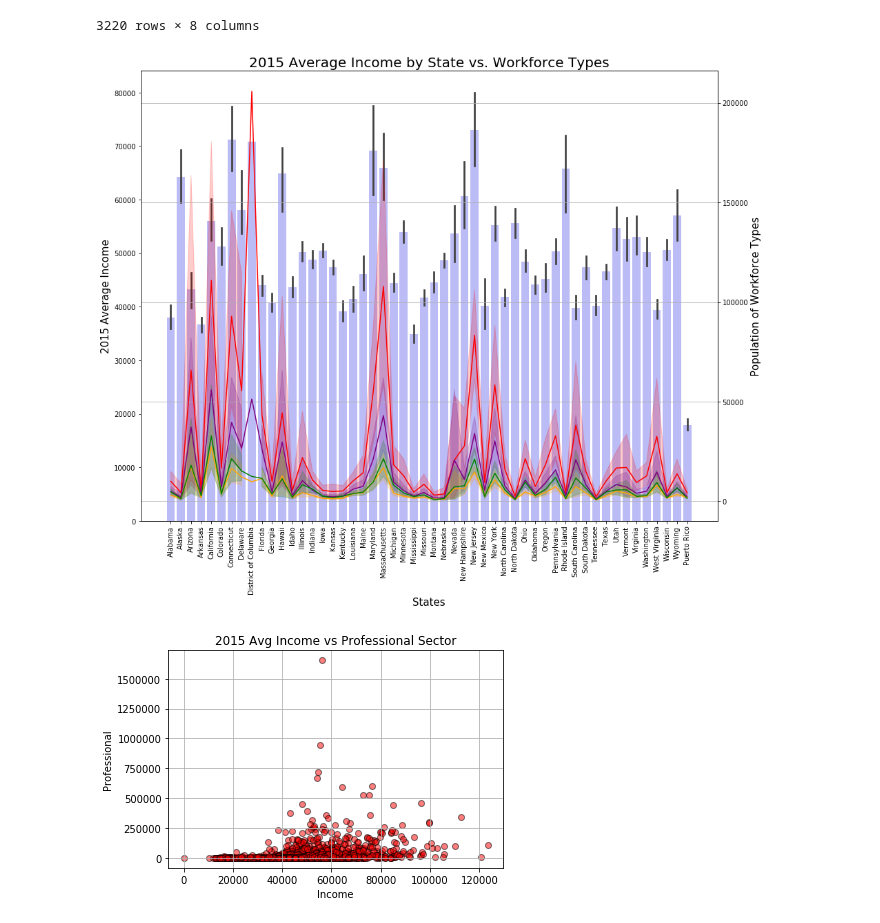
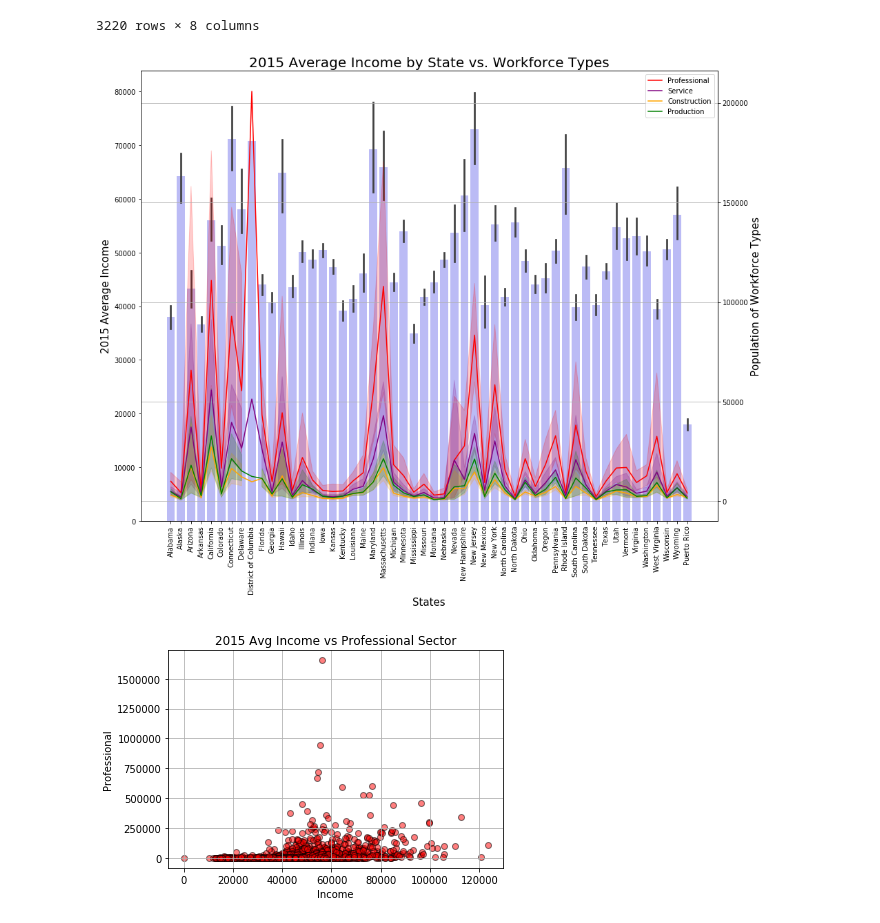
Before and after one commit to charlim26/censusproject, a Jupyter notebook: 2015_state_data_results.ipynb, the cells around one changed output. Drawn from its saved outputs; the diff is of its cells as text; code cells hidden in the pictures.

```diff
--- a/2015_state_data_results.ipynb
+++ b/2015_state_data_results.ipynb
@@ -125,35 +125,35 @@ sectors
 # %%
 # Combo chart
 fig, ax = plt.subplots(figsize=(15,12))
 data = sectors
 
 ax.set_title('2015 Average Income by State vs. Workforce Types', fontsize=20)
-ax = sns.barplot(x='State', y='Income', data = data, color='blue', alpha=.3)
+ax = sns.barplot(x='State', y='Income', data = data, color='blue', alpha=.30)
 
 ax2 = ax.twinx()
 color1 = 'red'
 sns.lineplot(x='State', y='Professional', data = data, ax=ax2, color=color1,alpha=1.0)
 
 color2 = 'purple'
 sns.lineplot(x='State', y='Service', data = data, ax=ax2, color=color2,alpha=1.0)
 
 color3 = 'orange'
 sns.lineplot(x='State', y='Construction', data = data, ax=ax2, color=color3,alpha=1.0)
 
 color4 = 'green'
 sns.lineplot(x='State', y='Production', data = data, ax=ax2, color=color4,alpha=1.0)
 
 ax.set_xlabel('States', fontsize=15)
 ax.set_ylabel('2015 Average Income', fontsize=15)
 ax.set_xticklabels(ax.get_xticklabels(), rotation=90)
 
 ax2.set_ylabel('Population of Workforce Types', fontsize=15)
-
+plt.legend(labels=['Professional', 'Service', 'Construction','Production'])
 plt.grid()
 plt.savefig("png_folder/2015 Average Income by State vs. Workforce Types.png")
 plt.show()
 # %% [output]
-[figure, old version]
+[figure, new version]
 # %%
 plt.scatter(census_state_results["Income"],census_state_results["Professional"], marker="o", facecolors="red", edgecolors="black",alpha=0.5)
 plt.xlabel("Income")
```
Also changed, not shown: 3 other files.
